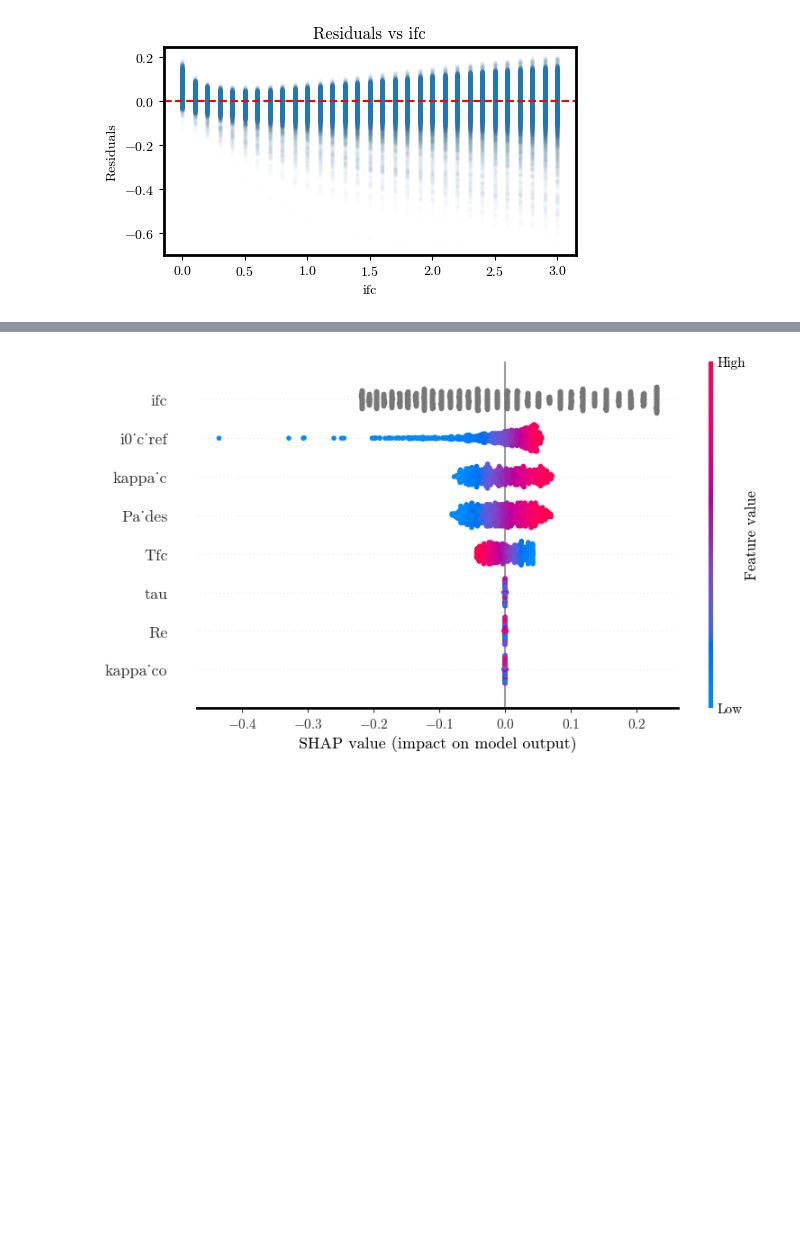
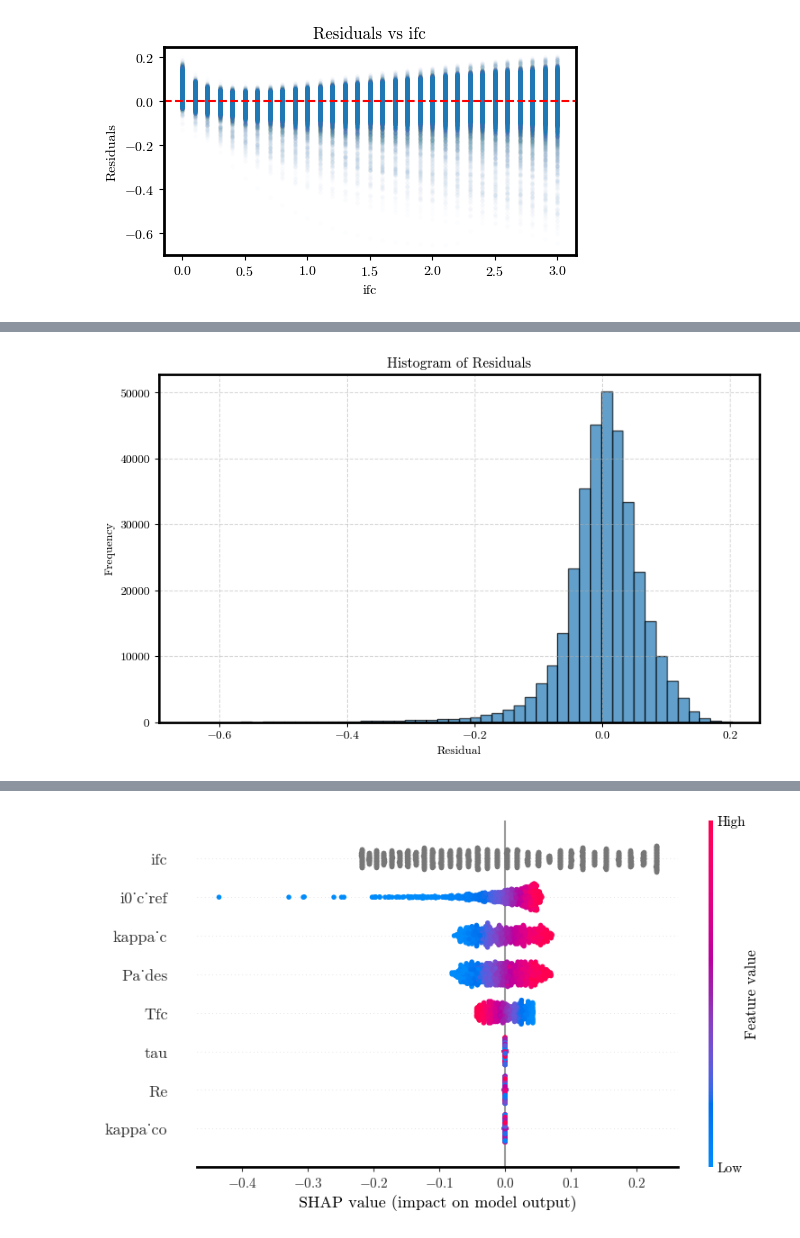
Before and after one commit to DejvisT/Sensitivity-Analysis-and-Surrogate-Modeling-of-PEM-Fuel-Cells, a Jupyter notebook: notebooks/14_SR_results.ipynb, the cells around one changed output, grey strips where cells are left out. Cells and saved outputs as stored; diff of their text form; code cells hidden in the pictures; blank space fills up the shorter version.

Commit message:
Add residual plots

```diff
--- a/notebooks/14_SR_results.ipynb
+++ b/notebooks/14_SR_results.ipynb
@@ -64,7 +64,7 @@ def load_all_pysr_equations(base_dir="../models/pysr_equations/", output_csv="al
     return combined_df
 
 df_all_equations = load_all_pysr_equations(output_csv=None)
-df_all_equations = df_all_equations[df_all_equations['model_folder'] == '20250727_122629']  # Example check, adjust as needed
+df_all_equations = df_all_equations[df_all_equations['model_folder'] == '20250728_153342']  # Example check, adjust as needed
 # %%
 import re
 import numpy as np
@@ -135,12 +135,12 @@ def evaluate_equations_with_parameters(df_equations, X, y, parameters):
     return pd.DataFrame(results)
 
 
-df = exploaded_df[parameters].copy()
+df = test_df[parameters].copy()
 df['ifc'] = df['ifc'].astype(float)  # Ensure ifc is float for consistency
 results = evaluate_equations_with_parameters(
     df_all_equations,
     df,
-    exploaded_df['Ucell'],
+    test_df['Ucell'],
     parameters
 )
 # %%
@@ -271,7 +271,7 @@ class SymbolicModel:
 model = SymbolicModel("((kappa_c + log(i0_c_ref)) * ((Pa_des * 1.5976357e-7) + 0.019371508)) + ((5.5642056 - log(Tfc)) + exp(ifc * -0.19848849))")
 
 
-prediction = model.predict(exploaded_df[parameters])
+prediction = model.predict(test_df[parameters])
 print("Prediction:", prediction)
 # %% [output]
 Prediction: 4        1.010201
@@ -299,7 +299,7 @@ Mean Squared Error: 0.0042
 # %%
 import matplotlib.pyplot as plt
 
-residuals = exploaded_df['Ucell'] - prediction
+residuals = test_df['Ucell'] - prediction
 
 plt.figure(figsize=(8,5))
 plt.scatter(prediction, residuals, alpha=0.6)
@@ -386,0 +363,13 @@ plt.show()
+# %%
+import matplotlib.pyplot as plt
+
+plt.figure(figsize=(8, 5))
+plt.hist(residuals, bins=50, edgecolor='black', alpha=0.7)
+plt.title("Histogram of Residuals")
+plt.xlabel("Residual")
+plt.ylabel("Frequency")
+plt.grid(True, linestyle='--', alpha=0.5)
+plt.tight_layout()
+plt.show()
+# %% [output]
+[figure, added]
```
Also changed, not shown: parts of 15 cells of this notebook.
